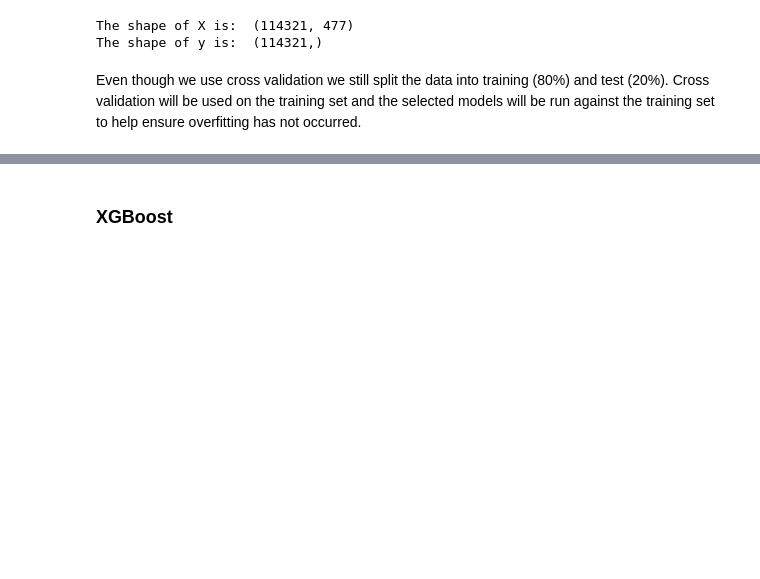
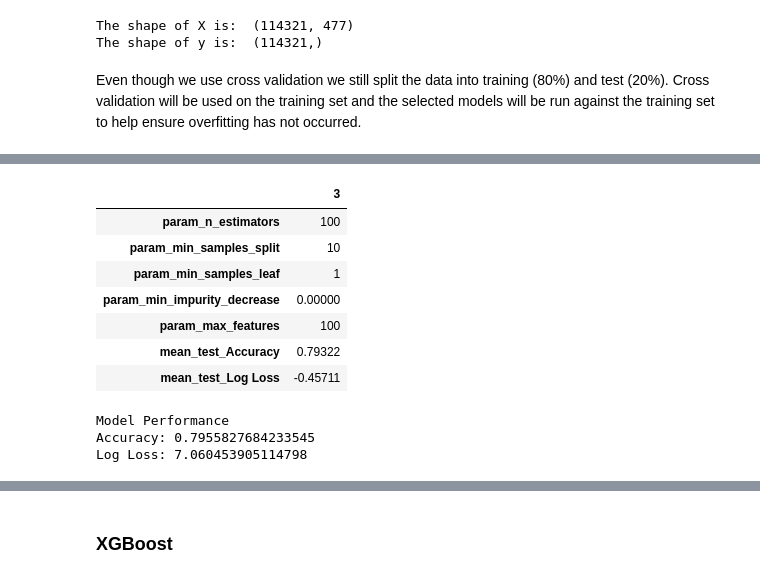
Before and after one commit to warnost/QTW, a Jupyter notebook: Week 8 Bank Data Case Study/Code/Week 8_v2.ipynb, the cells around one changed output, grey strips where cells are left out. Cells and saved outputs as stored; diff of their text form; code cells hidden in the pictures; blank space fills up the shorter version.

```diff
--- a/Week 8 Bank Data Case Study/Code/Week 8_v2.ipynb
+++ b/Week 8 Bank Data Case Study/Code/Week 8_v2.ipynb
@@ -566,0 +651,32 @@ X_train, X_test, y_train, y_test = train_test_split(X,y,test_size=.2, random_sta
+# %%
+# Display the parameters and evaluation metrics (accuracy and log loss) of the best model in terms of highest test accuracy
+tempdf = rf_cv_results_df[['param_n_estimators', 'param_min_samples_split', 'param_min_samples_leaf',
+                      'param_min_impurity_decrease', 'param_max_features', 'mean_test_Accuracy',
+                      'mean_test_Log Loss']]
+
+tempdf1= pd.DataFrame(tempdf.iloc[0, :])
+tempdf1
+# %% [output]
+|  | 3 |
+| param_n_estimators | 100 |
+| param_min_samples_split | 10 |
+| param_min_samples_leaf | 1 |
+| param_min_impurity_decrease | 0.00000 |
+| param_max_features | 100 |
+| mean_test_Accuracy | 0.79322 |
+| mean_test_Log Loss | -0.45711 |
+# %%
+# Predict on hold-out test set
+rf_model = rf_random_search.best_estimator_
+
+pred = rf_model.predict(X_test)
+
+from sklearn import metrics
+
+print('Model Performance')
+print("Accuracy:",metrics.accuracy_score(y_test, pred))
+print("Log Loss:",metrics.log_loss(y_test, pred))
+# %% [output]
+Model Performance
+Accuracy: 0.7955827684233545
+Log Loss: 7.060453905114798
```
Also changed, not shown: parts of 15 cells of this notebook, 9 other files.
